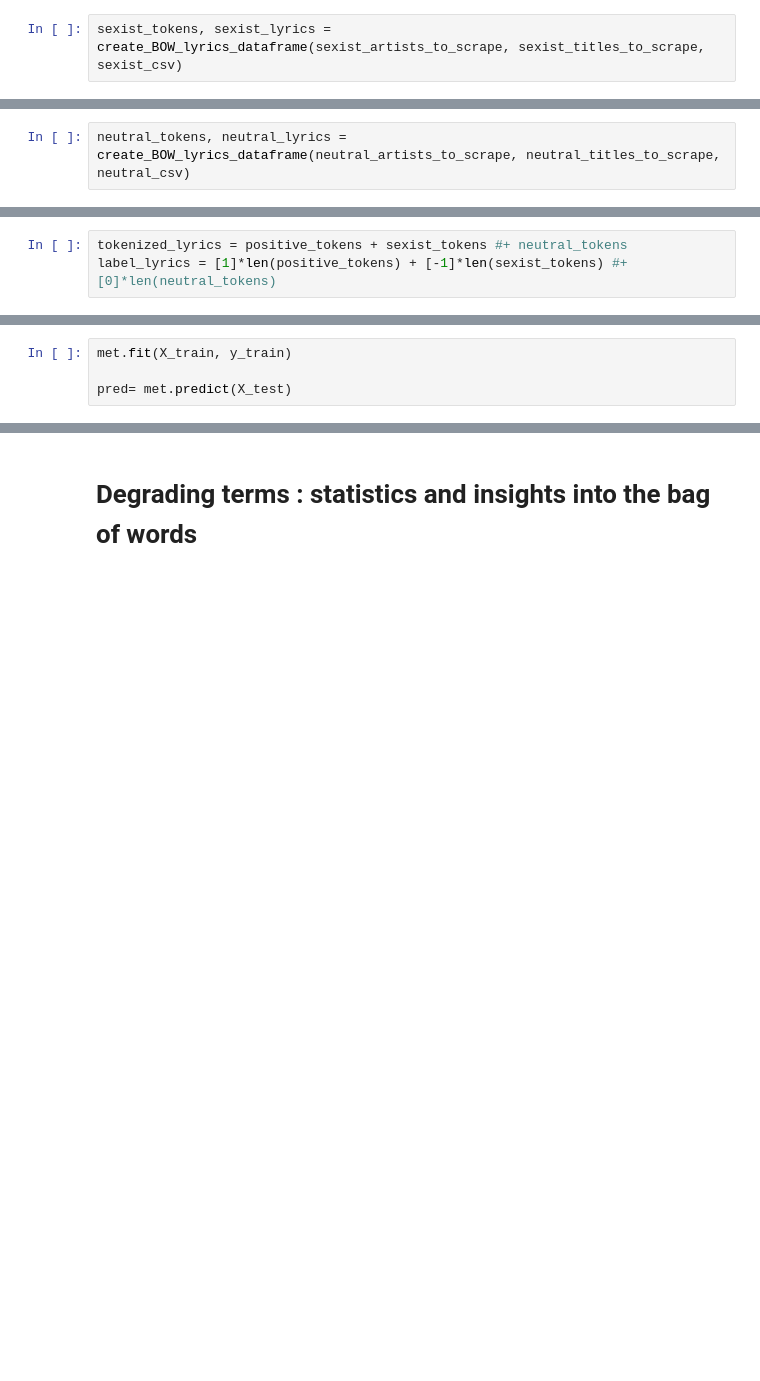
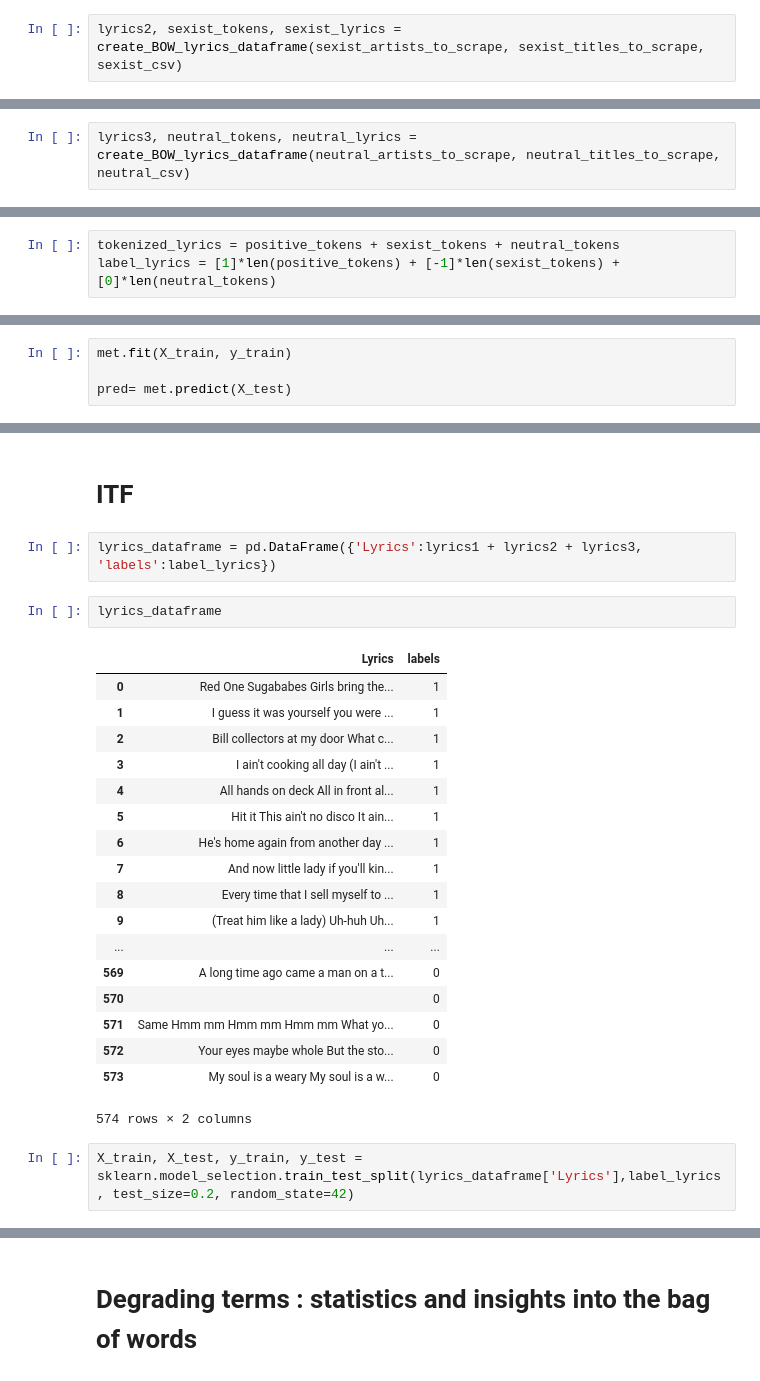
Before and after one commit to axnyang/CS401, a Jupyter notebook: msd_project.ipynb, the cells around one changed output, grey strips where cells are left out. Saved outputs shown, nothing was run; the diff lists cells and outputs as text; blank space fills up the shorter version.

```diff
--- a/msd_project.ipynb
+++ b/msd_project.ipynb
@@ -839,7 +859,7 @@ sexist_titles_to_scrape = ["Urgent",
 # %%
 sexist_csv = "/sexist_lyrics_dataframe.csv"
 # %%
-sexist_tokens, sexist_lyrics = create_BOW_lyrics_dataframe(sexist_artists_to_scrape, sexist_titles_to_scrape, sexist_csv)
+lyrics2, sexist_tokens, sexist_lyrics = create_BOW_lyrics_dataframe(sexist_artists_to_scrape, sexist_titles_to_scrape, sexist_csv)
 # %% [output]
 [['Peter Gabriel', 'Slegehammer'], ['The Dead Exs', 'Shut Up and Love Me'], ['The Citrus Cloud', 'Lost Wolves'], ['SiR', 'Ooh Nah Nah'], ['Harry Styles', 'Feels Like'], ['Vleger', 'After Night In Ibiz ...
 Count of not found lyrics : 7
@@ -883,7 +903,7 @@ neutral_artists_to_scrape = ["otis redding", "laura mvula", "laura mvula", "drak
 # %%
 neutral_csv = "/neutral_lyrics_dataframe.csv"
 # %%
-neutral_tokens, neutral_lyrics = create_BOW_lyrics_dataframe(neutral_artists_to_scrape, neutral_titles_to_scrape, neutral_csv)
+lyrics3, neutral_tokens, neutral_lyrics = create_BOW_lyrics_dataframe(neutral_artists_to_scrape, neutral_titles_to_scrape, neutral_csv)
 # %% [output]
 [['the temptations', 'papa was a rolling stone'], ['radiohead', 'weird fishes'], ['carpenters', 'close to you'], ['ibeyi', 'better in tune with the infinite'], ['pink floyd', 'shine on your crazy diam ...
 Count of not found lyrics : 26
@@ -913,8 +933,8 @@ neutral_lyrics
 # %% [markdown]
 # Count the occurences of each keyword in the scraped BOW
 # %%
-tokenized_lyrics = positive_tokens + sexist_tokens #+ neutral_tokens
-label_lyrics = [1]*len(positive_tokens) + [-1]*len(sexist_tokens) #+ [0]*len(neutral_tokens)
+tokenized_lyrics = positive_tokens + sexist_tokens + neutral_tokens
+label_lyrics = [1]*len(positive_tokens) + [-1]*len(sexist_tokens) + [0]*len(neutral_tokens)
 # %%
 word_count_dataset_list =[]
 
@@ -1001,0 +1045,27 @@ accuracy
+# %% [markdown]
+# ITF
+# %%
+lyrics_dataframe = pd.DataFrame({'Lyrics':lyrics1 + lyrics2 + lyrics3, 'labels':label_lyrics})
+# %%
+lyrics_dataframe
+# %% [output]
+|  | Lyrics | labels |
+| 0 | Red One Sugababes Girls bring the... | 1 |
+| 1 | I guess it was yourself you were ... | 1 |
+| 2 | Bill collectors at my door What c... | 1 |
+| 3 | I ain't cooking all day (I ain't ... | 1 |
+| 4 | All hands on deck All in front al... | 1 |
+| 5 | Hit it This ain't no disco It ain... | 1 |
+| 6 | He's home again from another day ... | 1 |
+| 7 | And now little lady if you'll kin... | 1 |
+| 8 | Every time that I sell myself to ... | 1 |
+| 9 | (Treat him like a lady) Uh-huh Uh... | 1 |
+| ... | ... | ... |
+| 569 | A long time ago came a man on a t... | 0 |
+| 570 |  | 0 |
+| 571 | Same Hmm mm Hmm mm Hmm mm What yo... | 0 |
+| 572 | Your eyes maybe whole But the sto... | 0 |
+| 573 | My soul is a weary My soul is a w... | 0 |
+574 rows × 2 columns
+# %%
+X_train, X_test, y_train, y_test = sklearn.model_selection.train_test_split(lyrics_dataframe['Lyrics'],label_lyrics , test_size=0.2, random_state=42)
```
Also changed, not shown: parts of 15 cells of this notebook.
